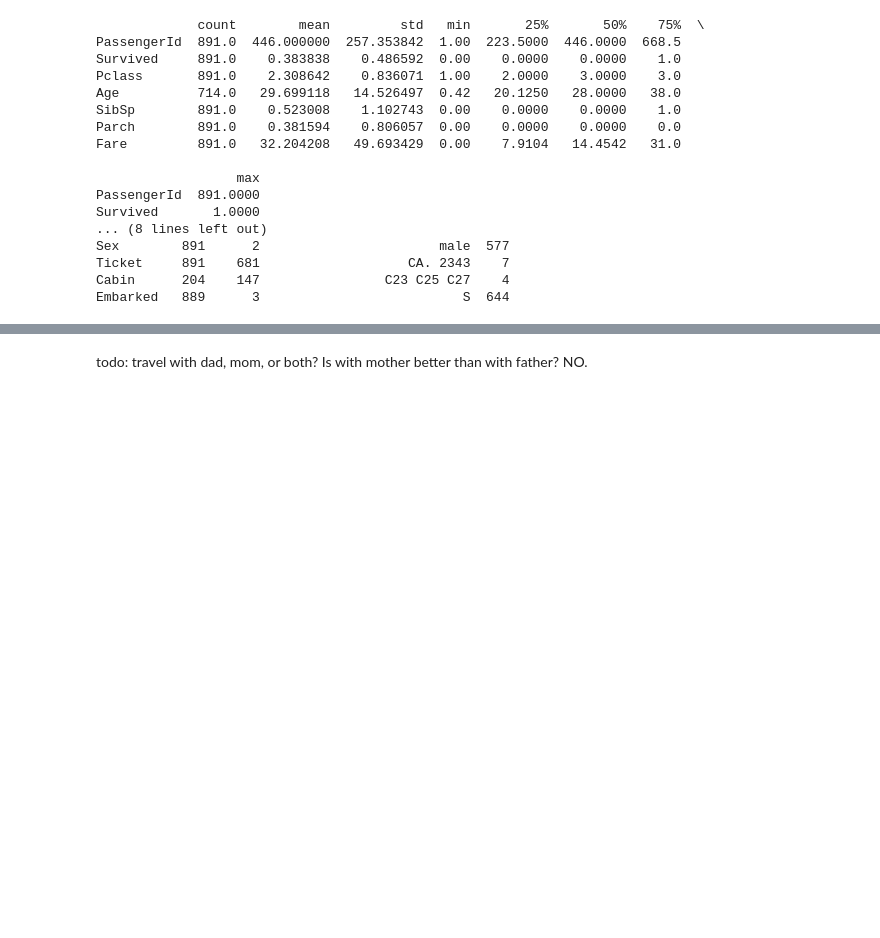
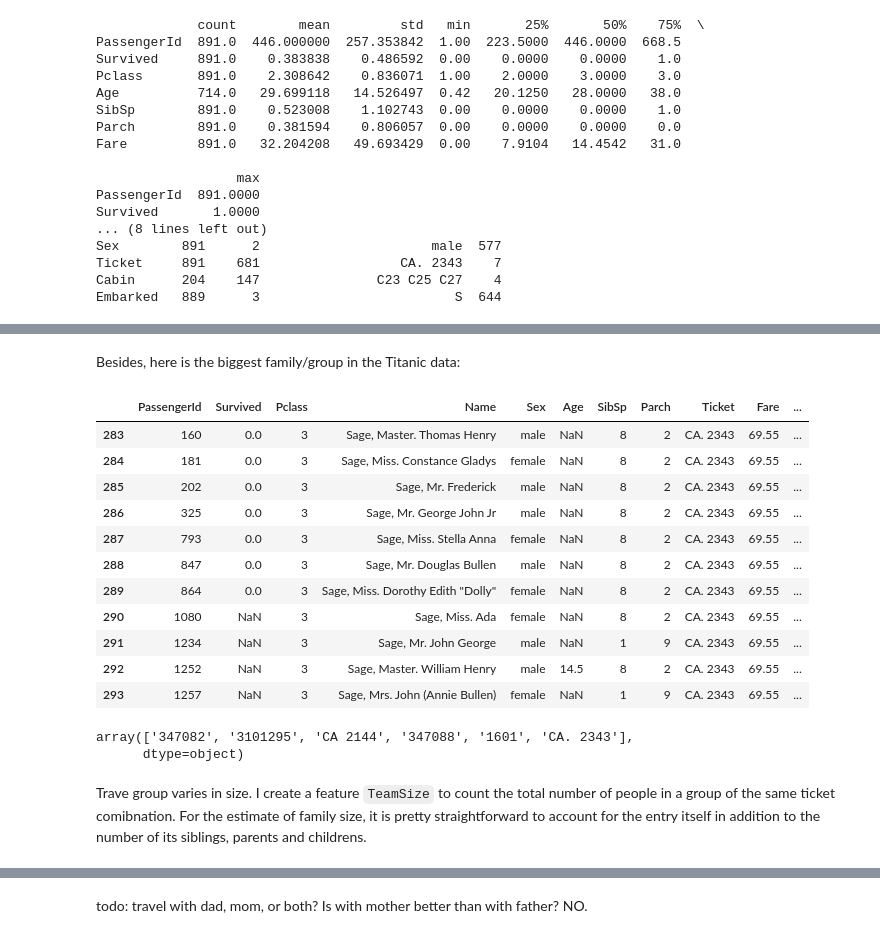
Before and after one commit to libinruan/Pandas_Titanic_Survival_Data_EDA, a Jupyter notebook: titanic_eda.ipynb, the cells around one changed output, grey strips where cells are left out. Cells and saved outputs as stored; diff of their text form; code cells hidden in the pictures; blank space fills up the shorter version.

```diff
--- a/titanic_eda.ipynb
+++ b/titanic_eda.ipynb
@@ -166,13 +103,0 @@ df_all.loc[df_all.groupby('Ticket')['Age'].transform('count') > 5, :]['Ticket'].
-# %%
-# todo: compute the credibility of the estimated survival rate for each travel team
-# The credibility is measure in terms of the proportion of valid `survived` data.
-def getCredibilitySurvivalRate(df):
-    # To get the length of the column, don't use `count()`
-    df['SRcredibility'] = pd.notnull(df['Survived']).sum() / df['Age'].shape[0]
-    return df
-df_all = df_all.groupby('Ticket').apply(getCredibilitySurvivalRate)
-df_all.loc[df_all['Ticket'] == 'PC 17608',:]
-# By the way, compute the size of each travel team
-df_all['TeamSize'] = df_all.groupby('Ticket')['Age'].transform(lambda x: x.shape[0])
-# The correct size of family
-df_all['FamilySize'] = df_all['SibSp'] + df_all['Parch'] + 1
@@ -258,0 +260,26 @@ df_all.loc[logic, 'Role'] = 'olderChild'
+# %% [markdown]
+Besides, here is the biggest family/group in the Titanic data:
+# %%
+df_all.loc[df_all['Ticket'] == 'CA. 2343',:]
+# %% [output]
+|  | PassengerId | Survived | Pclass | Name | Sex | Age | SibSp | Parch | Ticket | Fare | ... |
+| 283 | 160 | 0.0 | 3 | Sage, Master. Thomas Henry | male | NaN | 8 | 2 | CA. 2343 | 69.55 | ... |
+| 284 | 181 | 0.0 | 3 | Sage, Miss. Constance Gladys | female | NaN | 8 | 2 | CA. 2343 | 69.55 | ... |
+| 285 | 202 | 0.0 | 3 | Sage, Mr. Frederick | male | NaN | 8 | 2 | CA. 2343 | 69.55 | ... |
+| 286 | 325 | 0.0 | 3 | Sage, Mr. George John Jr | male | NaN | 8 | 2 | CA. 2343 | 69.55 | ... |
+| 287 | 793 | 0.0 | 3 | Sage, Miss. Stella Anna | female | NaN | 8 | 2 | CA. 2343 | 69.55 | ... |
+| 288 | 847 | 0.0 | 3 | Sage, Mr. Douglas Bullen | male | NaN | 8 | 2 | CA. 2343 | 69.55 | ... |
+| 289 | 864 | 0.0 | 3 | Sage, Miss. Dorothy Edith "Dolly" | female | NaN | 8 | 2 | CA. 2343 | 69.55 | ... |
+| 290 | 1080 | NaN | 3 | Sage, Miss. Ada | female | NaN | 8 | 2 | CA. 2343 | 69.55 | ... |
+| 291 | 1234 | NaN | 3 | Sage, Mr. John George | male | NaN | 1 | 9 | CA. 2343 | 69.55 | ... |
+| 292 | 1252 | NaN | 3 | Sage, Master. William Henry | male | 14.5 | 8 | 2 | CA. 2343 | 69.55 | ... |
+| 293 | 1257 | NaN | 3 | Sage, Mrs. John (Annie Bullen) | female | NaN | 1 | 9 | CA. 2343 | 69.55 | ... |
+# %%
+# If use it rather than `pd.size()` to count group size on Survived feature,
+# the resulting group size is not correct.
+df_all.loc[df_all.groupby('Ticket')['Survived'].transform('count') > 5, :]['Ticket'].unique()
+# %% [output]
+array(['347082', '3101295', 'CA 2144', '347088', '1601', 'CA. 2343'],
+      dtype=object)
+# %% [markdown]
+Trave group varies in size. I create a feature `TeamSize` to count the total number of people in a group of the same ticket comibnation. For the estimate of family size, it is pretty straightforward to account for the entry itself in addition to the number of its siblings, parents and childrens.
```
Also changed, not shown: parts of 67 cells of this notebook, 1 other file.
